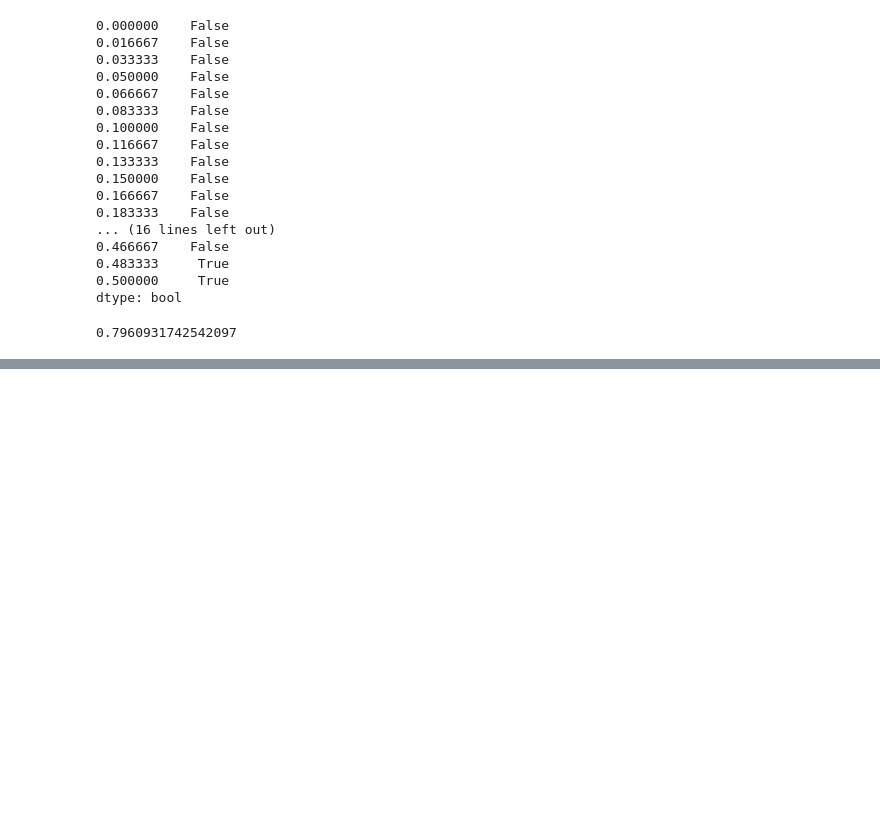
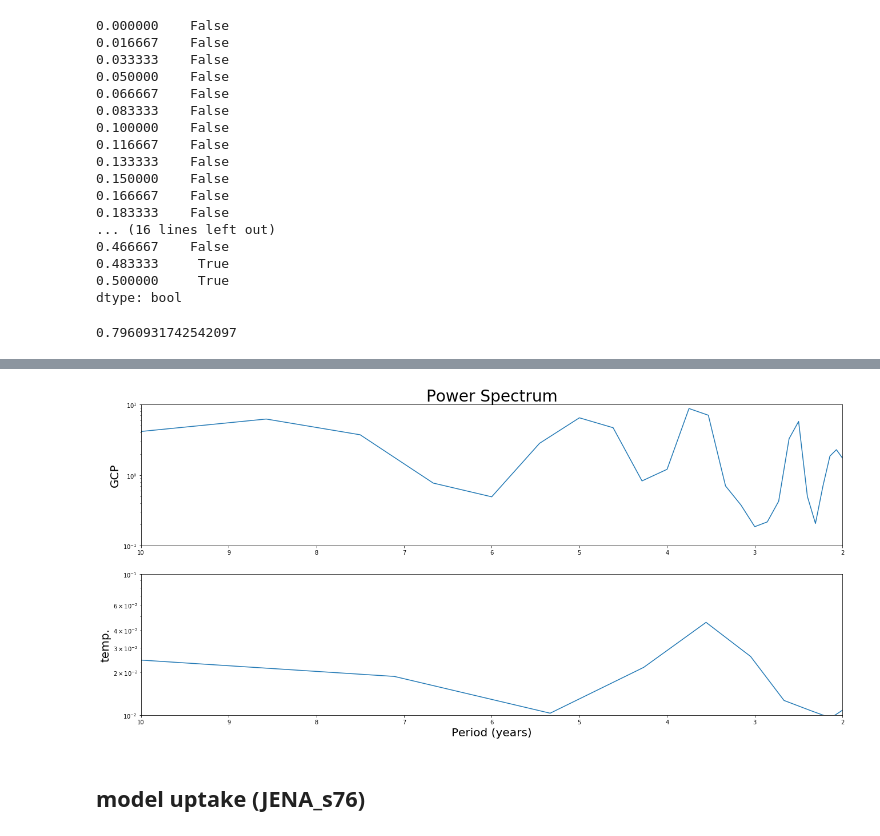
Before and after one commit to rursino/carbon-cycle-feedbacks, a Jupyter notebook: Peylin_flux/Notebooks/gridded_temp.ipynb, the cells around one changed output, grey strips where cells are left out. Cells and saved outputs as stored; diff of their text form; code cells hidden in the pictures; blank space fills up the shorter version.

Commit message:
Temp and uptake compare psd

```diff
--- a/Peylin_flux/Notebooks/gridded_temp.ipynb
+++ b/Peylin_flux/Notebooks/gridded_temp.ipynb
@@ -469,0 +477,6 @@ dtype: bool
+# %%
+fGCB = './../../Prelim_Data_Analysis/gcb_data/budget.csv'
+df = pd.read_csv(fGCB,
+                 index_col=0,
+                 usecols=[0,4,5,6])
+df.head()
@@ -469,0 +491,3 @@ dtype: bool
+# %%
+land = -df["land sink"]-df["budget imbalance"]
+ocean = -df["ocean sink"]
@@ -469,0 +518,30 @@ dtype: bool
+# %%
+def psd_plot(df1, df2, x_lim=None, y_lim1=None, y_lim2=None):
+
+    plt.figure(figsize=(22,10))
+
+    plt.subplot(211)
+    plt.semilogy(psd(df1, fs=1).iloc[:,0], psd(df1, fs=1).iloc[:,1])
+    plt.title("Power Spectrum", fontsize=28)
+    plt.gca().invert_xaxis()
+    plt.ylabel("GCP", fontsize=20)
+    if x_lim != None:
+        plt.xlim(x_lim)
+    if y_lim1 != None:
+        plt.ylim(y_lim1)
+
+    plt.subplot(212)
+    plt.semilogy(psd(df2, fs=12).iloc[:,0], psd(df2, fs=12).iloc[:,1])
+    plt.gca().invert_xaxis()
+    plt.xlabel("Period (years)", fontsize=20)
+    plt.ylabel("temp.", fontsize=20)
+    if x_lim != None:
+        plt.xlim(x_lim)
+    if y_lim2 != None:
+        plt.ylim(y_lim2)
+# %%
+psd_plot(land, monthly, [10,2], [1e-1, 1e1], [1e-2, 1e-1])
+# %% [output]
+[figure, added]
+# %% [markdown]
+## model uptake (JENA_s76)
```
Also changed, not shown: parts of 16 cells of this notebook, 1 other file.
